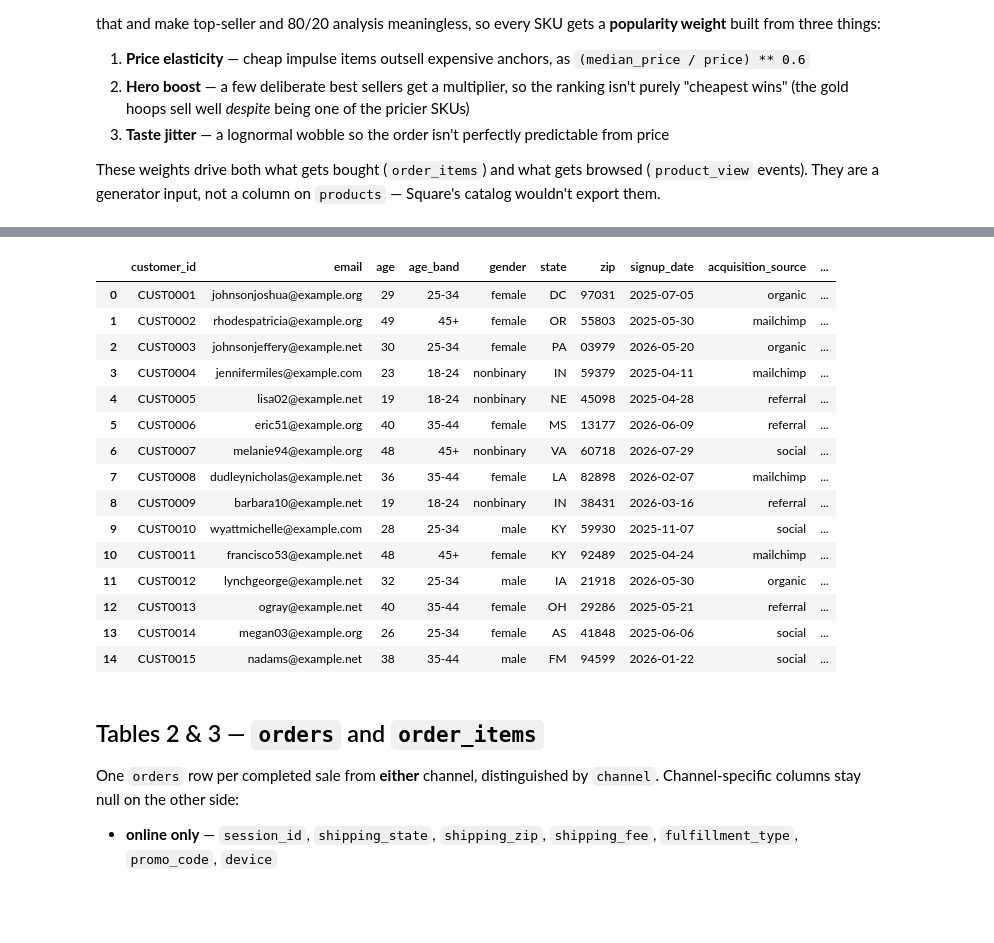
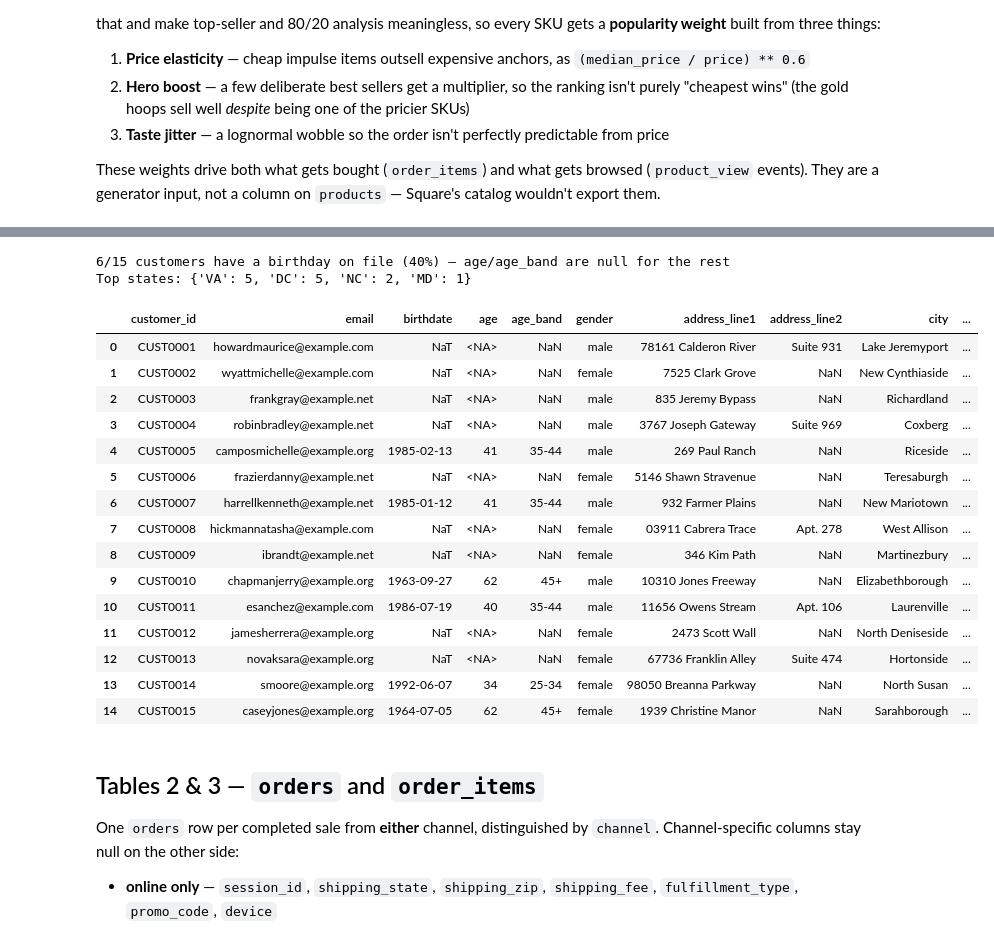
Before and after one commit to sglenn7/capfinch-data, a Jupyter notebook: data_gen.ipynb, the cells around one changed output, grey strips where cells are left out. Saved outputs shown, nothing was run; the diff lists cells and outputs as text; code cells hidden in the pictures; blank space fills up the shorter version.

Commit message:
changed product stock and customer info

```diff
--- a/data_gen.ipynb
+++ b/data_gen.ipynb
@@ -89,6 +89,17 @@ TARGET_REPEAT = 0.20       # share of customers with >= 2 orders
 P_ONLINE_ATTRIBUTABLE = 0.40  # of known-customer orders, share placed on the website
 INSTORE_ANON_RATE = 0.68      # in-store orders with no customer_id (no receipt captured)
 ONLINE_GUEST_RATE = 0.12      # online orders checked out as a guest
+BIRTHDATE_CAPTURE_RATE = 0.45  # share of customers who actually hand over a birthday
+GIFT_SHIP_RATE = 0.20          # online orders shipped somewhere other than the buyer's address
+
+# ---- Geography: a boutique's customers cluster near the store (Richmond, VA) ----
+# zip prefixes keep state and zip internally consistent, which Faker alone won't do
+STATE_ZIP_PREFIX = {
+    "VA": "232", "MD": "208", "DC": "200", "NC": "275",
+    "PA": "191", "NY": "100", "CA": "941", "TX": "787",
+}
+STATE_W = [0.44, 0.12, 0.10, 0.08, 0.06, 0.06, 0.07, 0.07]
+APT_RATE = 0.25  # share of addresses with a unit/suite line
 
 # ---- Store hours: open daily 10:00-18:00 ----
 STORE_OPEN_HOUR, STORE_CLOSE_HOUR = 10, 18
@@ -106,7 +117,7 @@ ONLINE_HOUR_W = [
 ONLINE_DOW_W = [0.15, 0.13, 0.13, 0.13, 0.14, 0.15, 0.17]
 
 # ---- Categorical vocabularies ----
-GENDERS = ["female", "male", "nonbinary"]
+GENDERS = ["female", "male"]
 ACQ_SOURCES = ["organic", "mailchimp", "social", "referral"]
 DEVICES = ["mobile", "desktop", "tablet"]
 DEVICE_W = [0.62, 0.30, 0.08]
@@ -261,12 +310,12 @@ def retail_price(low, high):
 
 
 def stock_depth(p):
-    """Impulse items are stocked deep, high-ticket anchors thin."""
+    """Small-boutique shelf depth: a handful of cheap impulse items, 1-2 of the anchors."""
     if p < 25:
-        return int(np.random.randint(40, 200))
+        return int(np.random.randint(6, 30))
     if p <= 75:
-        return int(np.random.randint(12, 60))
-    return int(np.random.randint(3, 20))
+        return int(np.random.randint(3, 14))
+    return int(np.random.randint(1, 6))
 
 
 products = []
@@ -285,6 +334,8 @@ for i, (name, cat, lo, hi) in enumerate(CATALOG[:N_PRODUCTS], start=1):
 products_df = pd.DataFrame(products)
 
 print(f"{len(products_df)} SKUs across {products_df['category'].nunique()} categories")
+print(f"Units on hand: {products_df['stock_on_hand'].sum()} total, "
+      f"median {int(products_df['stock_on_hand'].median())} per SKU")
 print(
     products_df.assign(margin=1 - products_df["cost"] / products_df["price"])
     .groupby("category")
@@ -381,57 +438,74 @@ from the actual orders once they exist.
 # %%
 def age_band(a):
+    if a is None:
+        return None
     if a <= 24:
         return "18-24"
     if a <= 34:
         return "25-34"
     if a <= 44:
         return "35-44"
     return "45+"
 
 
 # order-count per customer: repeat buyers get 2 orders, everyone else gets 1
 order_counts = [2] * repeat_customers + [1] * (N_CUSTOMERS - repeat_customers)
 random.shuffle(order_counts)
 
 signup_window = (TODAY - pd.Timedelta(days=30) - HISTORY_START).days
 
 customers = []
 for i in range(1, N_CUSTOMERS + 1):
-    age = int(np.random.randint(18, 66))
+    # birthday is opt-in at signup, so most customers have no age on file
+    if random.random() < BIRTHDATE_CAPTURE_RATE:
+        birthdate = fake.date_between(start_date="-66y", end_date="-18y")
+        age = int((TODAY.date() - birthdate).days // 365.25)
+    else:
+        birthdate, age = None, None
+
     signup = HISTORY_START + pd.Timedelta(days=int(np.random.randint(0, signup_window)))
     customers.append({
         "customer_id": f"CUST{i:04d}",
         "email": fake.unique.email(),
+        "birthdate": birthdate,
         "age": age,
         "age_band": age_band(age),
         "gender": random.choice(GENDERS),
-        "state": fake.state_abbr(),
-        "zip": fake.zipcode(),
+        **sample_address(),                # default / billing address
         "signup_date": signup.date(),
         "acquisition_source": random.choice(ACQ_SOURCES),
         "first_order_date": pd.NaT,        # filled after orders are built
         "total_orders": order_counts[i - 1],
     })
 
 customers_df = pd.DataFrame(customers)
+customers_df["birthdate"] = pd.to_datetime(customers_df["birthdate"])
+customers_df["age"] = customers_df["age"].astype("Int64")
+
+have_bday = customers_df["birthdate"].notna().sum()
+print(f"{have_bday}/{len(customers_df)} customers have a birthday on file "
+      f"({have_bday / len(customers_df):.0%}) — age/age_band are null for the rest")
+print(f"Top states: {customers_df['state'].value_counts().head(4).to_dict()}")
 customers_df
 # %% [output]
+6/15 customers have a birthday on file (40%) — age/age_band are null for the rest
+Top states: {'VA': 5, 'DC': 5, 'NC': 2, 'MD': 1}
-|  | customer_id | email | age | age_band | gender | state | zip | signup_date | acquisition_source | ... |
-| 0 | CUST0001 | johnsonjoshua@example.org | 29 | 25-34 | female | DC | 97031 | 2025-07-05 | organic | ... |
-| 1 | CUST0002 | rhodespatricia@example.org | 49 | 45+ | female | OR | 55803 | 2025-05-30 | mailchimp | ... |
-| 2 | CUST0003 | johnsonjeffery@example.net | 30 | 25-34 | female | PA | 03979 | 2026-05-20 | organic | ... |
-| 3 | CUST0004 | jennifermiles@example.com | 23 | 18-24 | nonbinary | IN | 59379 | 2025-04-11 | mailchimp | ... |
-| 4 | CUST0005 | lisa02@example.net | 19 | 18-24 | nonbinary | NE | 45098 | 2025-04-28 | referral | ... |
-| 5 | CUST0006 | eric51@example.org | 40 | 35-44 | female | MS | 13177 | 2026-06-09 | referral | ... |
-| 6 | CUST0007 | melanie94@example.org | 48 | 45+ | nonbinary | VA | 60718 | 2026-07-29 | social | ... |
-| 7 | CUST0008 | dudleynicholas@example.net | 36 | 35-44 | female | LA | 82898 | 2026-02-07 | mailchimp | ... |
-| 8 | CUST0009 | barbara10@example.net | 19 | 18-24 | nonbinary | IN | 38431 | 2026-03-16 | referral | ... |
-| 9 | CUST0010 | wyattmichelle@example.com | 28 | 25-34 | male | KY | 59930 | 2025-11-07 | social | ... |
-| 10 | CUST0011 | francisco53@example.net | 48 | 45+ | female | KY | 92489 | 2025-04-24 | mailchimp | ... |
-| 11 | CUST0012 | lynchgeorge@example.net | 32 | 25-34 | male | IA | 21918 | 2026-05-30 | organic | ... |
-| 12 | CUST0013 | ogray@example.net | 40 | 35-44 | female | OH | 29286 | 2025-05-21 | referral | ... |
-| 13 | CUST0014 | megan03@example.org | 26 | 25-34 | female | AS | 41848 | 2025-06-06 | social | ... |
-| 14 | CUST0015 | nadams@example.net | 38 | 35-44 | male | FM | 94599 | 2026-01-22 | social | ... |
+|  | customer_id | email | birthdate | age | age_band | gender | address_line1 | address_line2 | city | ... |
+| 0 | CUST0001 | howardmaurice@example.com | NaT | <NA> | NaN | male | 78161 Calderon River | Suite 931 | Lake Jeremyport | ... |
+| 1 | CUST0002 | wyattmichelle@example.com | NaT | <NA> | NaN | female | 7525 Clark Grove | NaN | New Cynthiaside | ... |
+| 2 | CUST0003 | frankgray@example.net | NaT | <NA> | NaN | male | 835 Jeremy Bypass | NaN | Richardland | ... |
+| 3 | CUST0004 | robinbradley@example.net | NaT | <NA> | NaN | male | 3767 Joseph Gateway | Suite 969 | Coxberg | ... |
+| 4 | CUST0005 | camposmichelle@example.org | 1985-02-13 | 41 | 35-44 | male | 269 Paul Ranch | NaN | Riceside | ... |
+| 5 | CUST0006 | frazierdanny@example.net | NaT | <NA> | NaN | female | 5146 Shawn Stravenue | NaN | Teresaburgh | ... |
+| 6 | CUST0007 | harrellkenneth@example.net | 1985-01-12 | 41 | 35-44 | male | 932 Farmer Plains | NaN | New Mariotown | ... |
+| 7 | CUST0008 | hickmannatasha@example.com | NaT | <NA> | NaN | female | 03911 Cabrera Trace | Apt. 278 | West Allison | ... |
+| 8 | CUST0009 | ibrandt@example.net | NaT | <NA> | NaN | female | 346 Kim Path | NaN | Martinezbury | ... |
+| 9 | CUST0010 | chapmanjerry@example.org | 1963-09-27 | 62 | 45+ | male | 10310 Jones Freeway | NaN | Elizabethborough | ... |
+| 10 | CUST0011 | esanchez@example.com | 1986-07-19 | 40 | 35-44 | male | 11656 Owens Stream | Apt. 106 | Laurenville | ... |
+| 11 | CUST0012 | jamesherrera@example.org | NaT | <NA> | NaN | female | 2473 Scott Wall | NaN | North Deniseside | ... |
+| 12 | CUST0013 | novaksara@example.org | NaT | <NA> | NaN | female | 67736 Franklin Alley | Suite 474 | Hortonside | ... |
+| 13 | CUST0014 | smoore@example.org | 1992-06-07 | 34 | 25-34 | female | 98050 Breanna Parkway | NaN | North Susan | ... |
+| 14 | CUST0015 | caseyjones@example.org | 1964-07-05 | 62 | 45+ | female | 1939 Christine Manor | NaN | Sarahborough | ... |
 # %% [markdown]
 ## Tables 2 & 3 — `orders` and `order_items`
 One `orders` row per completed sale from **either** channel, distinguished by `channel`.
```
Also changed, not shown: parts of 10 cells of this notebook, 3 other files.
